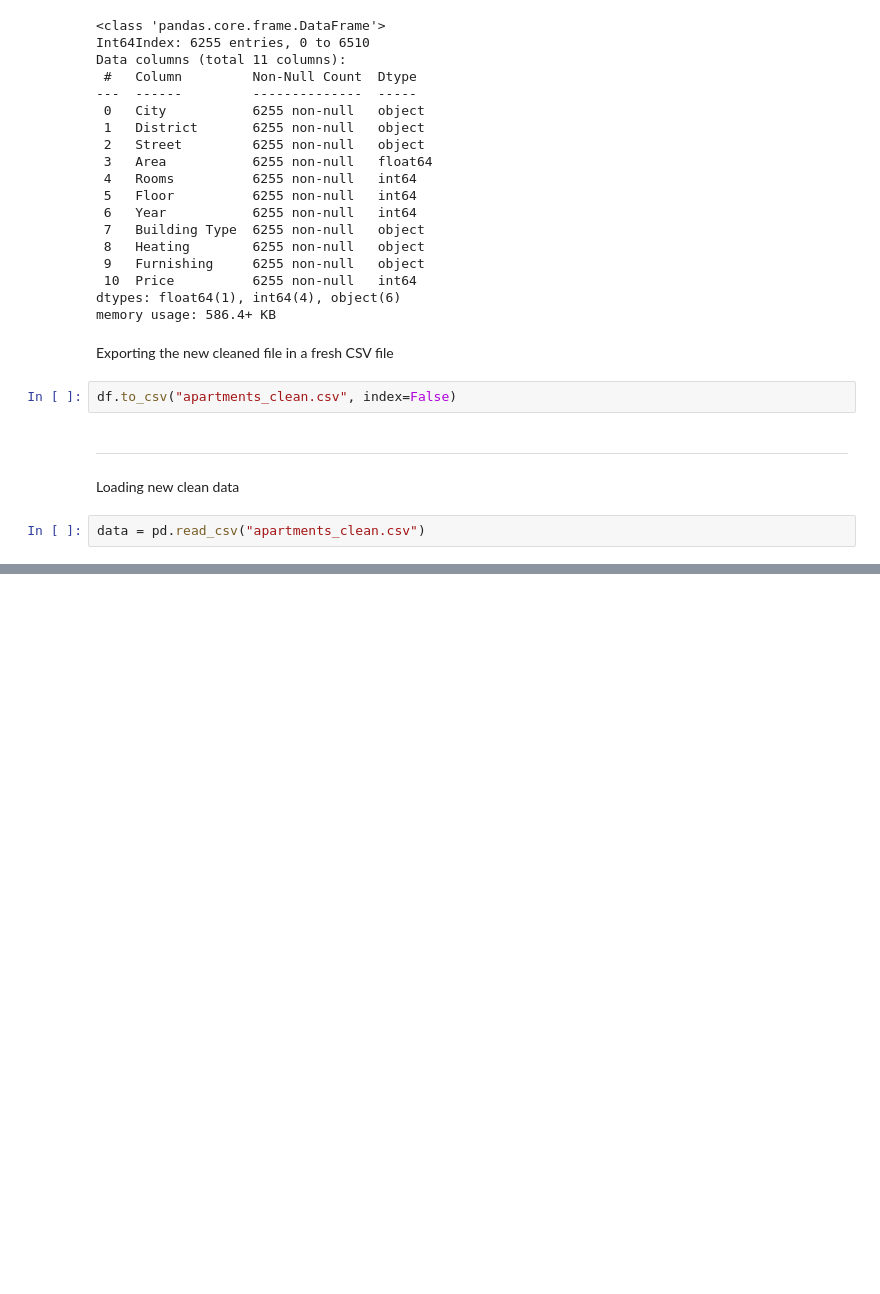
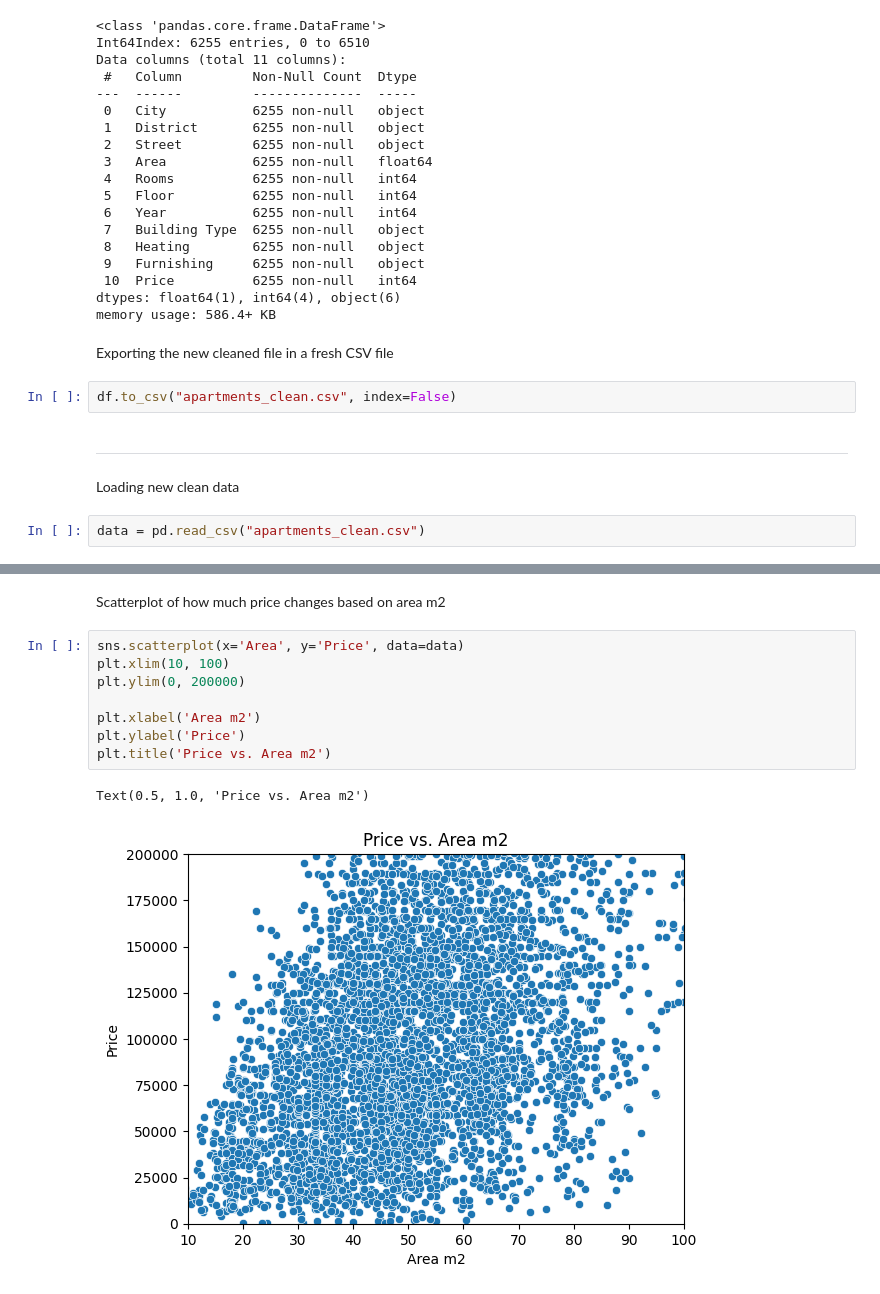
Before and after one commit to erikonasz/AruodasScrape, a Jupyter notebook: data-analysis/model.ipynb, the cells around one changed output, grey strips where cells are left out. Drawn from its saved outputs; the diff is of its cells as text; blank space fills up the shorter version.

```diff
--- a/data-analysis/model.ipynb
+++ b/data-analysis/model.ipynb
@@ -243,0 +273,13 @@ data = pd.read_csv("apartments_clean.csv")
+# %% [markdown]
+Scatterplot of how much price changes based on area m2
+# %%
+sns.scatterplot(x='Area', y='Price', data=data)
+plt.xlim(10, 100)
+plt.ylim(0, 200000)
+
+plt.xlabel('Area m2')
+plt.ylabel('Price')
+plt.title('Price vs. Area m2')
+# %% [output]
+Text(0.5, 1.0, 'Price vs. Area m2')
+[figure, added]
```
Also changed, not shown: parts of 23 cells of this notebook.
